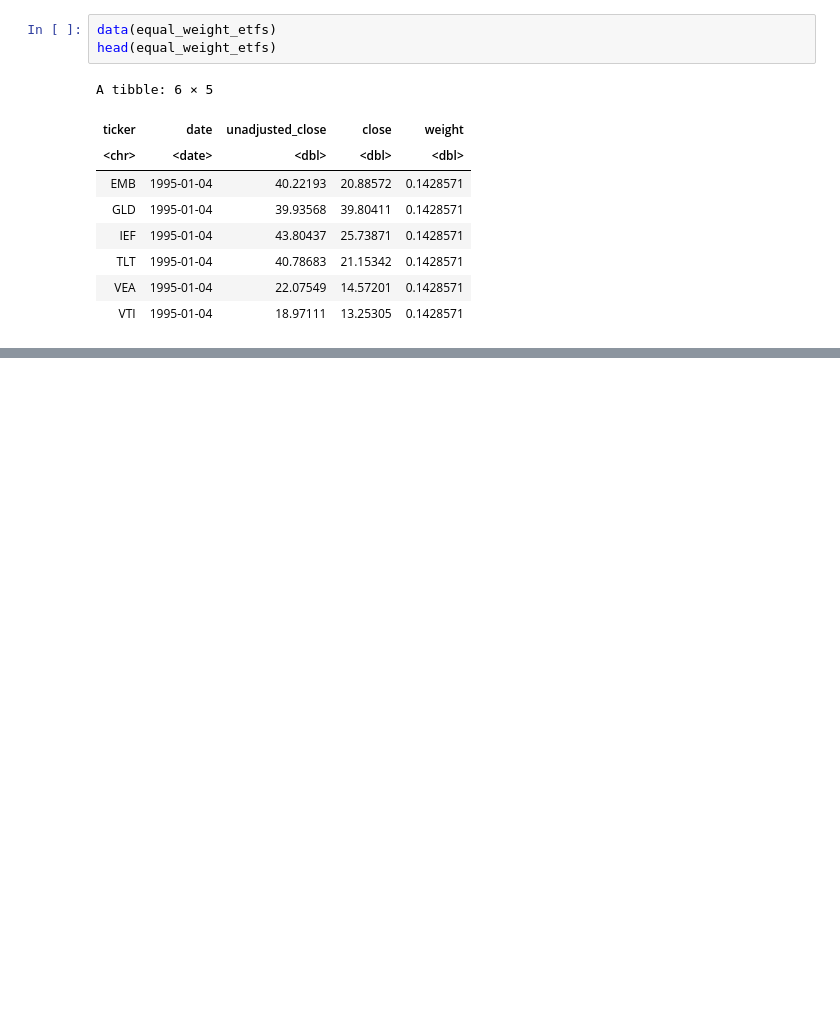
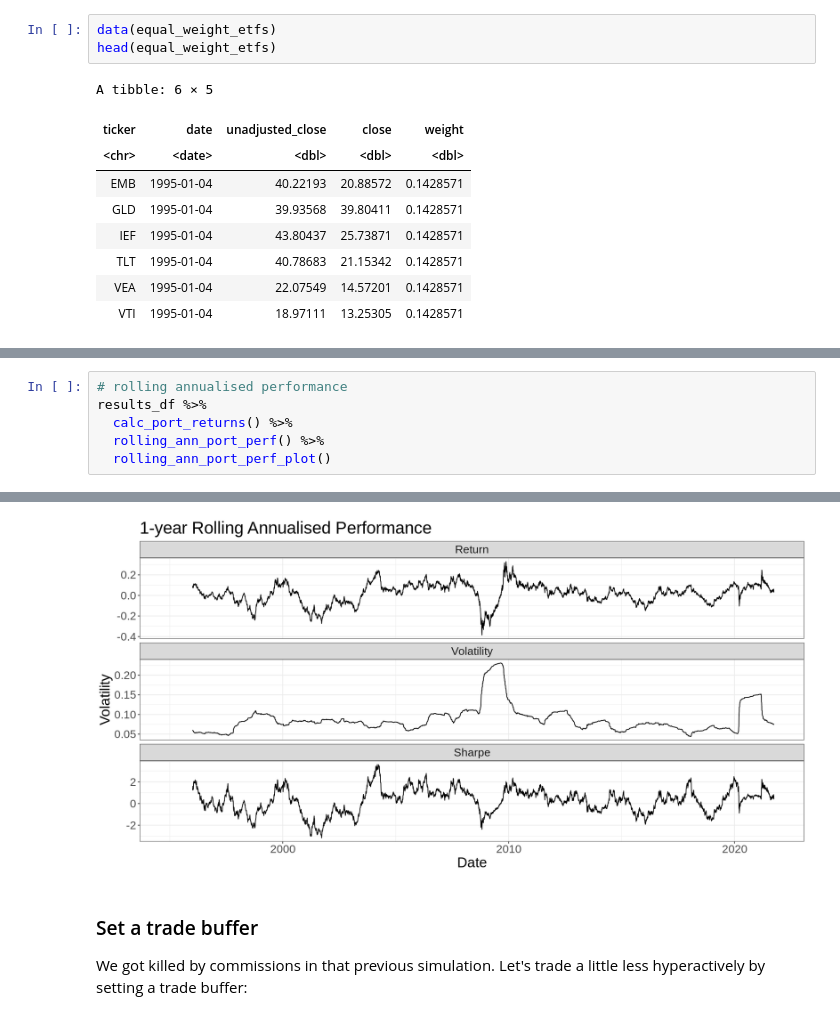
Before and after one commit to Robot-Wealth/rsims, a Jupyter notebook: examples/rsims_demo.ipynb, the cells around one changed output, grey strips where cells are left out. Saved outputs shown, nothing was run; the diff lists cells and outputs as text; blank space fills up the shorter version.

```diff
--- a/examples/rsims_demo.ipynb
+++ b/examples/rsims_demo.ipynb
@@ -682,0 +716,7 @@ results_df %>%
+# %%
+# rolling annualised performance
+results_df %>%
+  calc_port_returns() %>%
+  rolling_ann_port_perf() %>%
+  rolling_ann_port_perf_plot()
+# %% [output]
@@ -682,0 +725,5 @@ results_df %>%
+[figure, added]
+# %% [markdown]
+### Set a trade buffer
+
+We got killed by commissions in that previous simulation. Let's trade a little less hyperactively by setting a trade buffer:
```
Also changed, not shown: parts of 22 cells of this notebook.
